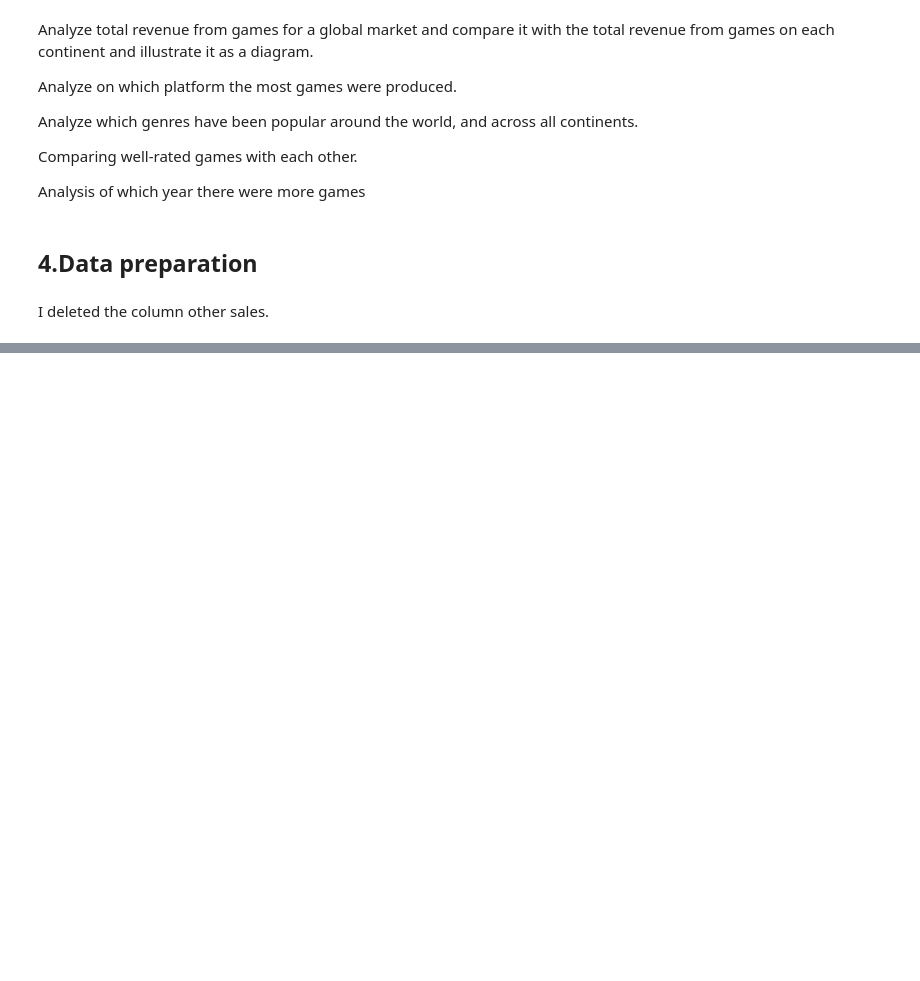
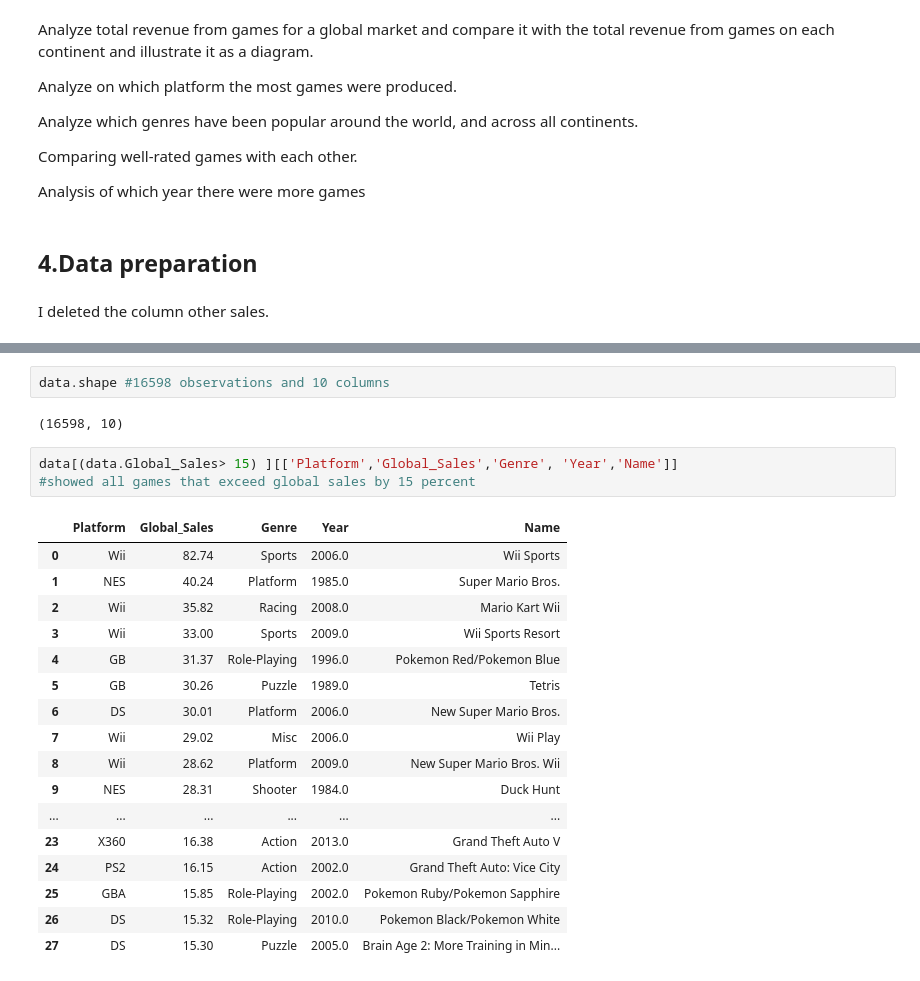
Before and after one commit to arbekaman/IntroDataAnalytics, a Jupyter notebook: Video_games_sales.ipynb, the cells around one changed output, grey strips where cells are left out. Drawn from its saved outputs; the diff is of its cells as text; blank space fills up the shorter version.

```diff
--- a/Video_games_sales.ipynb
+++ b/Video_games_sales.ipynb
@@ -107,0 +207,25 @@ df2.head(5)
+# %%
+data.shape #16598 observations and 10 columns
+# %% [output]
+(16598, 10)
+# %%
+data[(data.Global_Sales> 15) ][['Platform','Global_Sales','Genre', 'Year','Name']]
+#showed all games that exceed global sales by 15 percent
+# %% [output]
+|  | Platform | Global_Sales | Genre | Year | Name |
+| 0 | Wii | 82.74 | Sports | 2006.0 | Wii Sports |
+| 1 | NES | 40.24 | Platform | 1985.0 | Super Mario Bros. |
+| 2 | Wii | 35.82 | Racing | 2008.0 | Mario Kart Wii |
+| 3 | Wii | 33.00 | Sports | 2009.0 | Wii Sports Resort |
+| 4 | GB | 31.37 | Role-Playing | 1996.0 | Pokemon Red/Pokemon Blue |
+| 5 | GB | 30.26 | Puzzle | 1989.0 | Tetris |
+| 6 | DS | 30.01 | Platform | 2006.0 | New Super Mario Bros. |
+| 7 | Wii | 29.02 | Misc | 2006.0 | Wii Play |
+| 8 | Wii | 28.62 | Platform | 2009.0 | New Super Mario Bros. Wii |
+| 9 | NES | 28.31 | Shooter | 1984.0 | Duck Hunt |
+| ... | ... | ... | ... | ... | ... |
+| 23 | X360 | 16.38 | Action | 2013.0 | Grand Theft Auto V |
+| 24 | PS2 | 16.15 | Action | 2002.0 | Grand Theft Auto: Vice City |
+| 25 | GBA | 15.85 | Role-Playing | 2002.0 | Pokemon Ruby/Pokemon Sapphire |
+| 26 | DS | 15.32 | Role-Playing | 2010.0 | Pokemon Black/Pokemon White |
+| 27 | DS | 15.30 | Puzzle | 2005.0 | Brain Age 2: More Training in Min... |
```
Also changed, not shown: parts of 14 cells of this notebook.
